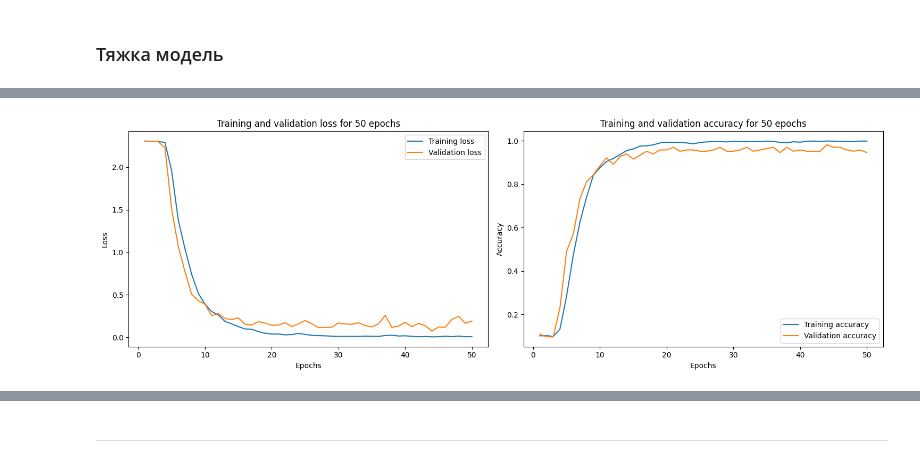
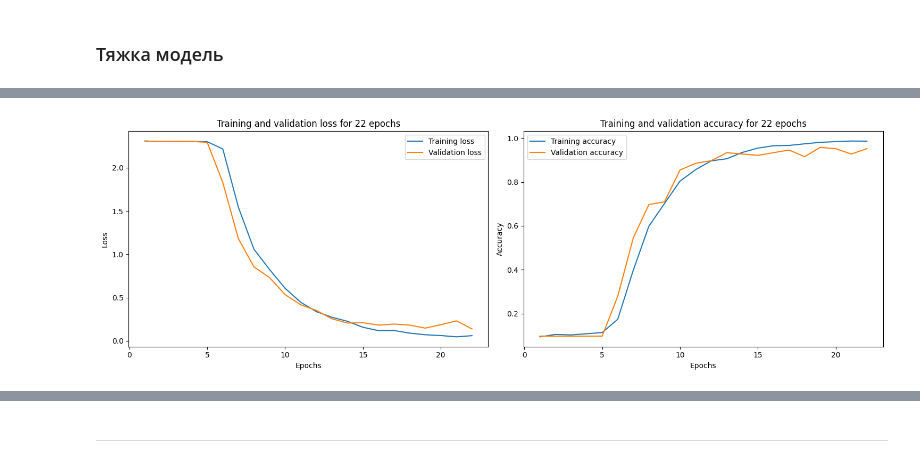
Before and after one commit to ChiliKive/Sign-language-digit-recognition, a Jupyter notebook: Курсова.ipynb, the cells around one changed output, grey strips where cells are left out. Cells and saved outputs as stored; diff of their text form; code cells hidden in the pictures.

```diff
--- a/Курсова.ipynb
+++ b/Курсова.ipynb
@@ -298,7 +298,7 @@ def myCNNmodel_hard():
     return model
 # %%
 model = myCNNmodel_hard()
-compile_test_model(model, rgb=False, msummary=False, epochs=50, verbose=0)
+compile_test_model(model, rgb=False, msummary=False, epochs=22, verbose=0)
 # %% [output]
 Compiling model...
 Training model...
@@ -311 +311 @@ Evaluating model...
-[figure, old version]
+[figure, new version]
```
Also changed, not shown: parts of 4 cells of this notebook, 4 other files.
